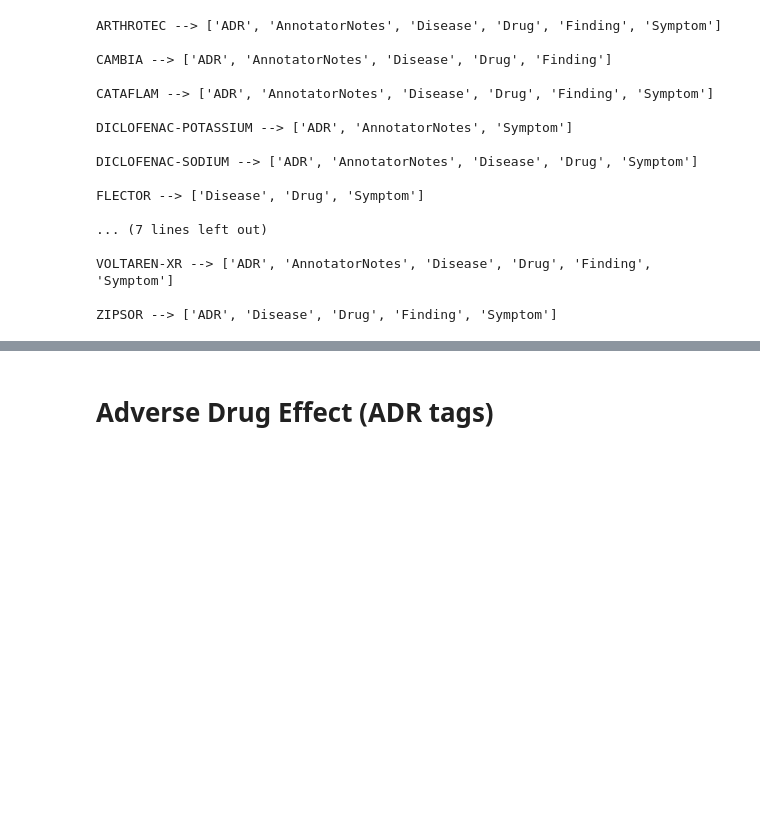
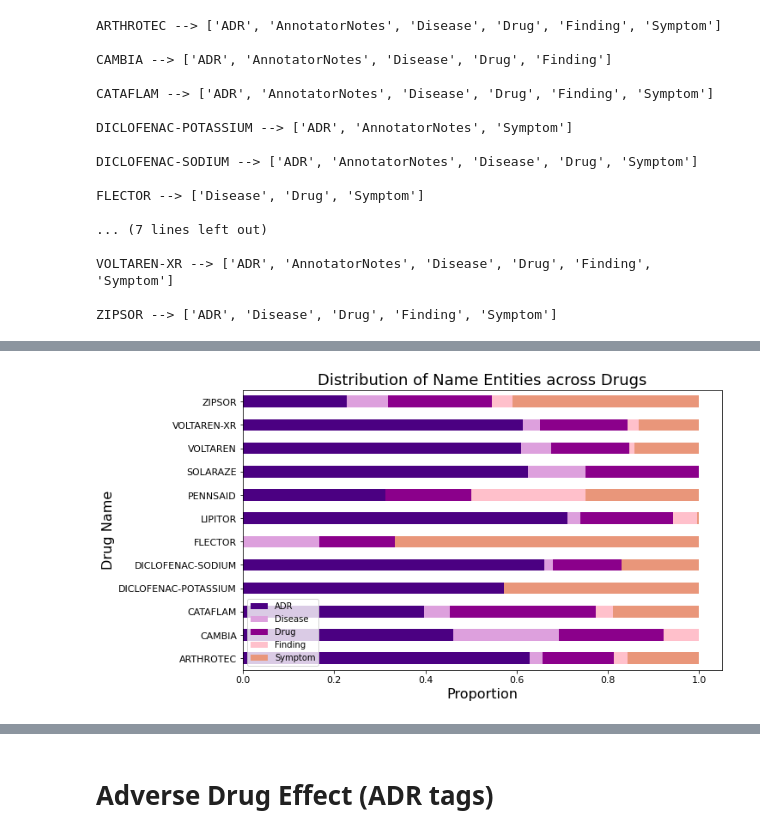
Before and after one commit to PawinData/TM, a Jupyter notebook: Project.ipynb, the cells around one changed output, grey strips where cells are left out. Drawn from its saved outputs; the diff is of its cells as text; code cells hidden in the pictures; blank space fills up the shorter version.

```diff
--- a/Project.ipynb
+++ b/Project.ipynb
@@ -219,3 +209,18 @@ plt.show()
+# %%
+df = dict()
+for drug in Drugs:
+    df[drug] = list(count_tags(Tags[drug]).values())
+df = pd.DataFrame(df, index=['ADR', 'Disease', 'Drug', 'Finding', 'Symptom']).transpose() # dataframe of tag counts across drugs
+df = df.div(df.sum(axis=1), axis=0)  # normalize by rows
+df['Name'] = Drugs
+df.plot(x = 'Name', kind = 'barh', stacked=True, mark_right=True, figsize=(10,6), color=CLR, fontsize=11)
+plt.title('Distribution of Name Entities across Drugs', fontsize=18)
+plt.xlabel('Proportion', fontsize=16)
+plt.ylabel('Drug Name', fontsize=16)
+plt.legend(loc='lower left')
+plt.show()
+# %% [output]
+[figure, added]
 # %%
 # overall distribution of name entities regardless of drug
 plt.figure(figsize=(10,6))
```
Also changed, not shown: parts of 11 cells of this notebook.
